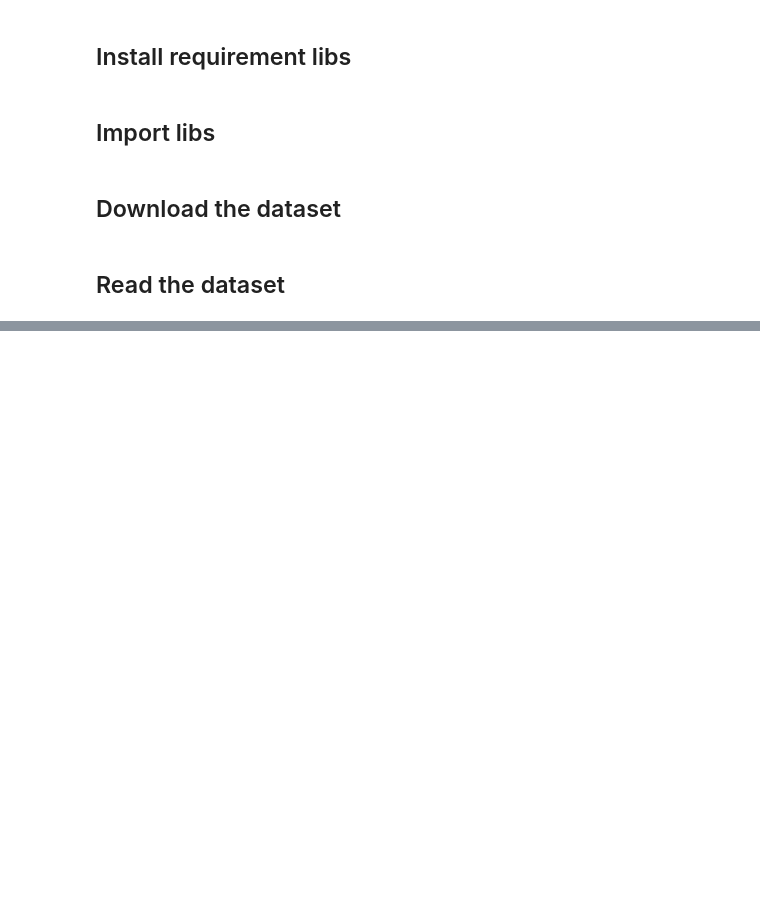
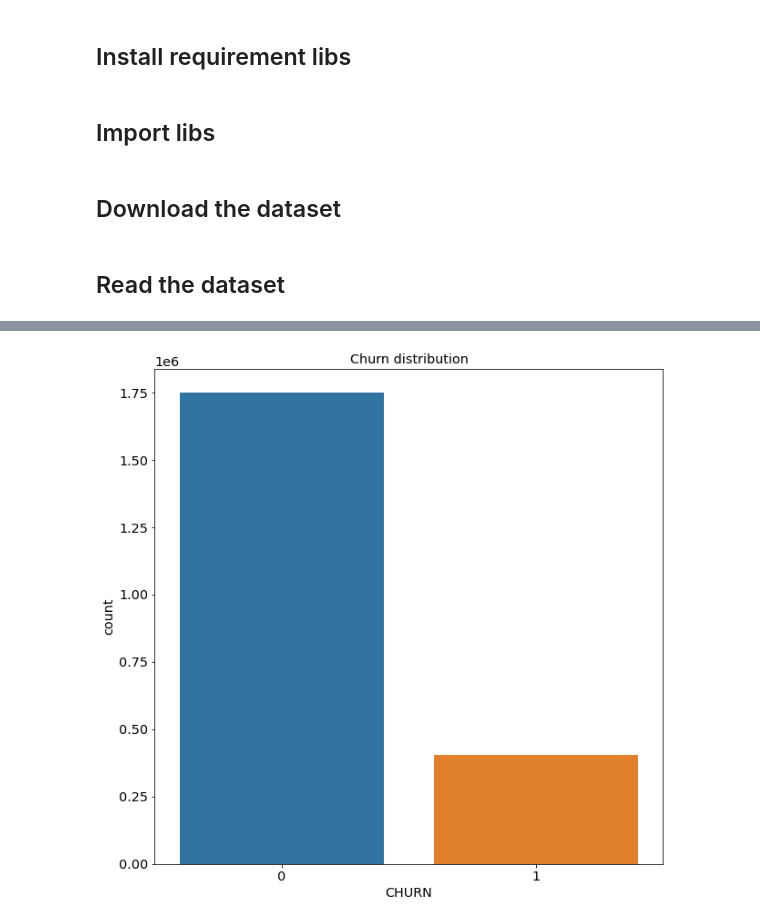
Before and after one commit to Ilyabasharov/Expresso-Churn-Prediction, a Jupyter notebook: notebooks/main.ipynb, the cells around one changed output, grey strips where cells are left out. Saved outputs shown, nothing was run; the diff lists cells and outputs as text; code cells hidden in the pictures; blank space fills up the shorter version.

```diff
--- a/notebooks/main.ipynb
+++ b/notebooks/main.ipynb
@@ -44,0 +58,7 @@ train_df.head()
+# %%
+data = {
+    stage: pd.read_csv(osp.join(DATA_PATH, f'{stage}.csv'))
+    for stage in ['Train', 'Test']
+}
+
+data['Train'].head(5)
@@ -44,0 +159,12 @@ train_df.head()
+# %%
+# target values are very unbalanced
+
+sns.countplot(
+    x='CHURN',
+    data=data['Train'],
+)
+plt.title(
+    label='Churn distribution',
+);
+# %% [output]
+[figure, added]
```
Also changed, not shown: parts of 48 cells of this notebook.
